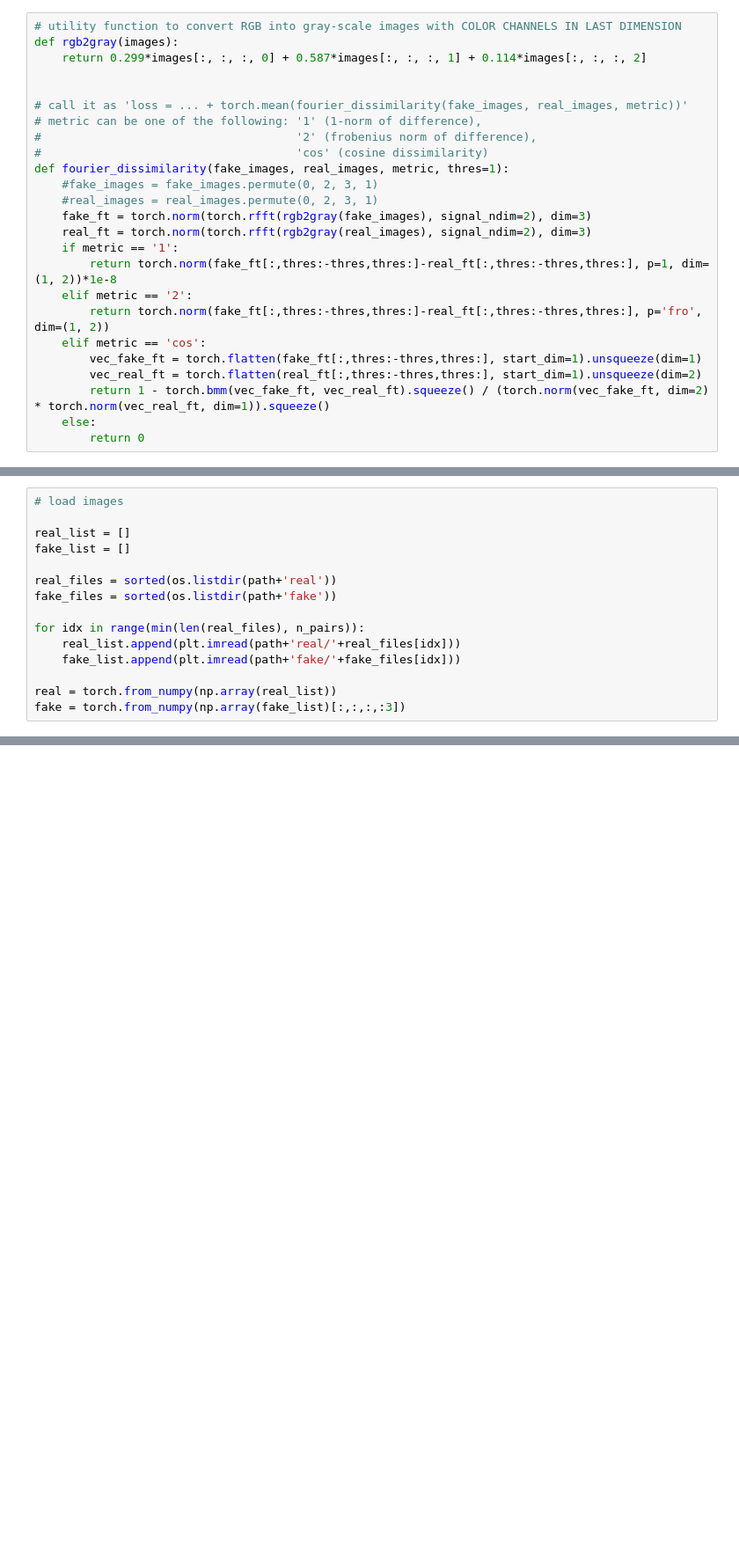
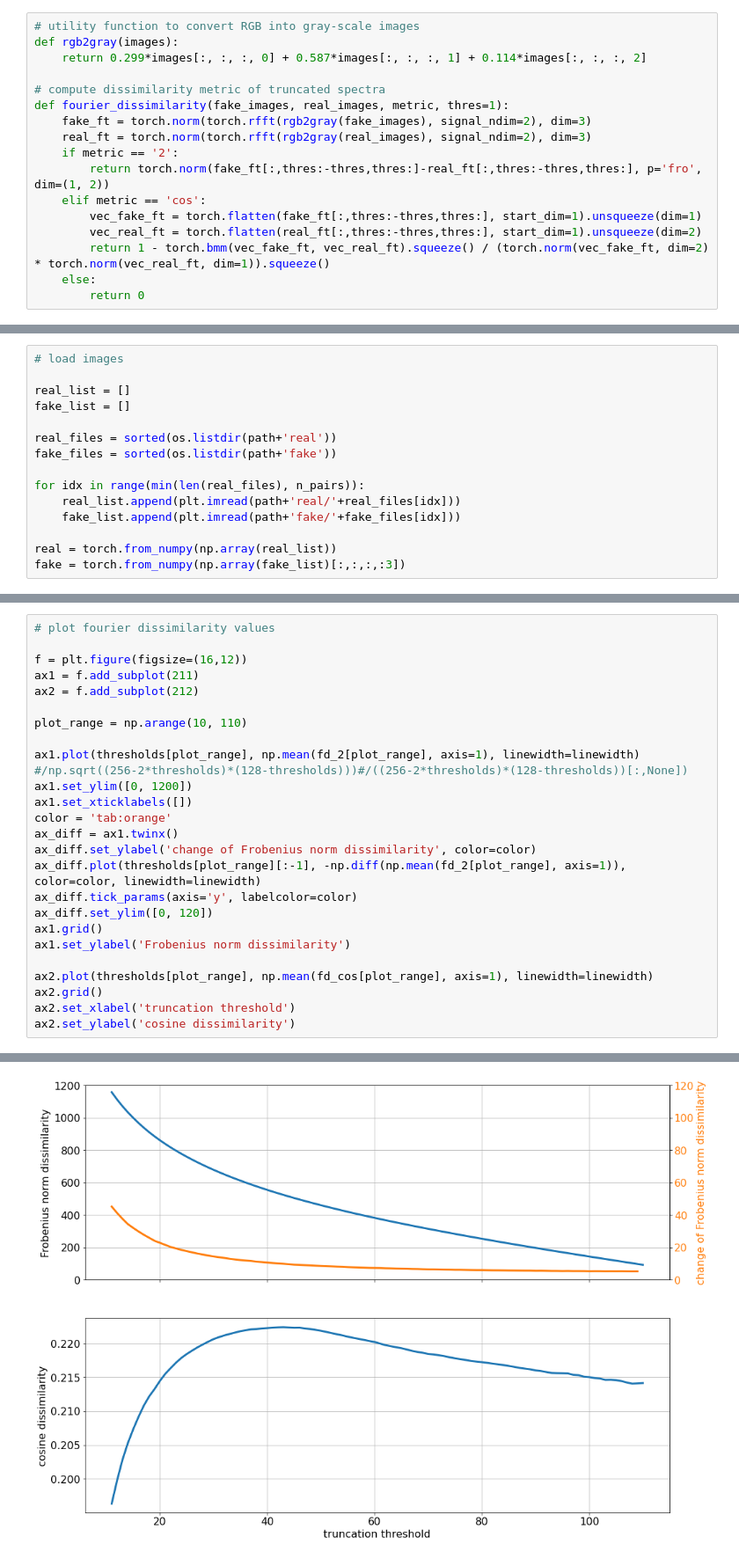
Before and after one commit to jholzem/artifact_regularization_for_gans, a Jupyter notebook: fourier_analysis.ipynb, the cells around one changed output, grey strips where cells are left out. Shown at 88% size. Drawn from its saved outputs; the diff is of its cells as text; blank space fills up the shorter version.

```diff
--- a/fourier_analysis.ipynb
+++ b/fourier_analysis.ipynb
@@ -7,21 +21,13 @@ import matplotlib.pyplot as plt
 # %%
-# utility function to convert RGB into gray-scale images with COLOR CHANNELS IN LAST DIMENSION
+# utility function to convert RGB into gray-scale images
 def rgb2gray(images):
     return 0.299*images[:, :, :, 0] + 0.587*images[:, :, :, 1] + 0.114*images[:, :, :, 2]
 
-
-# call it as 'loss = ... + torch.mean(fourier_dissimilarity(fake_images, real_images, metric))'
-# metric can be one of the following: '1' (1-norm of difference),
-#                                     '2' (frobenius norm of difference),
-#                                     'cos' (cosine dissimilarity)
+# compute dissimilarity metric of truncated spectra
 def fourier_dissimilarity(fake_images, real_images, metric, thres=1):
-    #fake_images = fake_images.permute(0, 2, 3, 1)
-    #real_images = real_images.permute(0, 2, 3, 1)
     fake_ft = torch.norm(torch.rfft(rgb2gray(fake_images), signal_ndim=2), dim=3)
     real_ft = torch.norm(torch.rfft(rgb2gray(real_images), signal_ndim=2), dim=3)
-    if metric == '1':
-        return torch.norm(fake_ft[:,thres:-thres,thres:]-real_ft[:,thres:-thres,thres:], p=1, dim=(1, 2))*1e-8
-    elif metric == '2':
+    if metric == '2':
         return torch.norm(fake_ft[:,thres:-thres,thres:]-real_ft[:,thres:-thres,thres:], p='fro', dim=(1, 2))
     elif metric == 'cos':
         vec_fake_ft = torch.flatten(fake_ft[:,thres:-thres,thres:], start_dim=1).unsqueeze(dim=1)
@@ -108,0 +106,26 @@ plt.show()
+# %%
+# plot fourier dissimilarity values
+
+f = plt.figure(figsize=(16,12))
+ax1 = f.add_subplot(211)
+ax2 = f.add_subplot(212)
+
+plot_range = np.arange(10, 110)
+
+ax1.plot(thresholds[plot_range], np.mean(fd_2[plot_range], axis=1), linewidth=linewidth)   #/np.sqrt((256-2*thresholds)*(128-thresholds)))#/((256-2*thresholds)*(128-thresholds))[:,None])
+ax1.set_ylim([0, 1200])
+ax1.set_xticklabels([])
+color = 'tab:orange'
+ax_diff = ax1.twinx()
+ax_diff.set_ylabel('change of Frobenius norm dissimilarity', color=color)
+ax_diff.plot(thresholds[plot_range][:-1], -np.diff(np.mean(fd_2[plot_range], axis=1)), color=color, linewidth=linewidth)
+ax_diff.tick_params(axis='y', labelcolor=color)
+ax_diff.set_ylim([0, 120])
+ax1.grid()
+ax1.set_ylabel('Frobenius norm dissimilarity')
+
+ax2.plot(thresholds[plot_range], np.mean(fd_cos[plot_range], axis=1), linewidth=linewidth)
+ax2.grid()
+ax2.set_xlabel('truncation threshold')
+ax2.set_ylabel('cosine dissimilarity')
+# %% [output]
@@ -108,0 +133 @@ plt.show()
+[figure, added]
```
Also changed, not shown: parts of 9 cells of this notebook.
